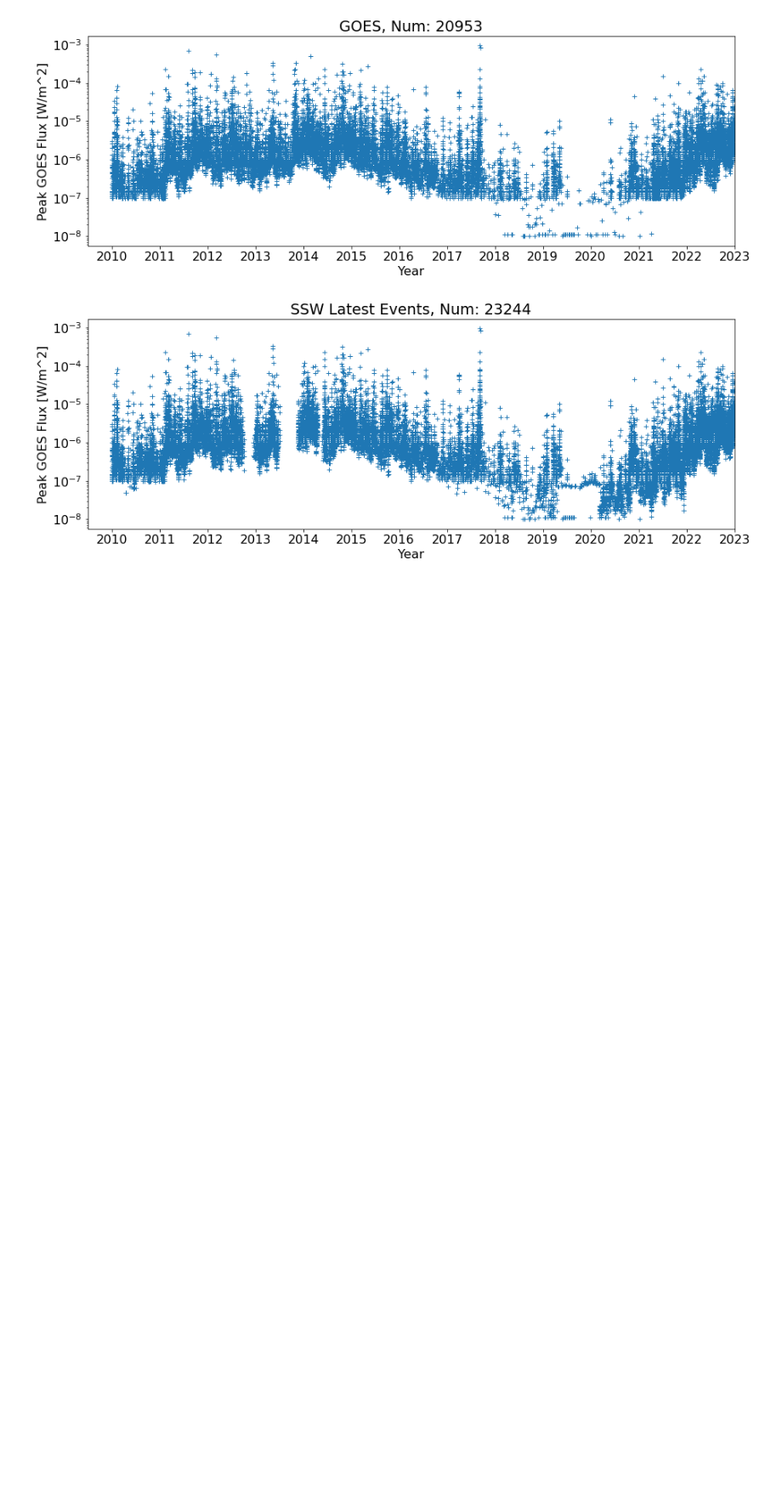
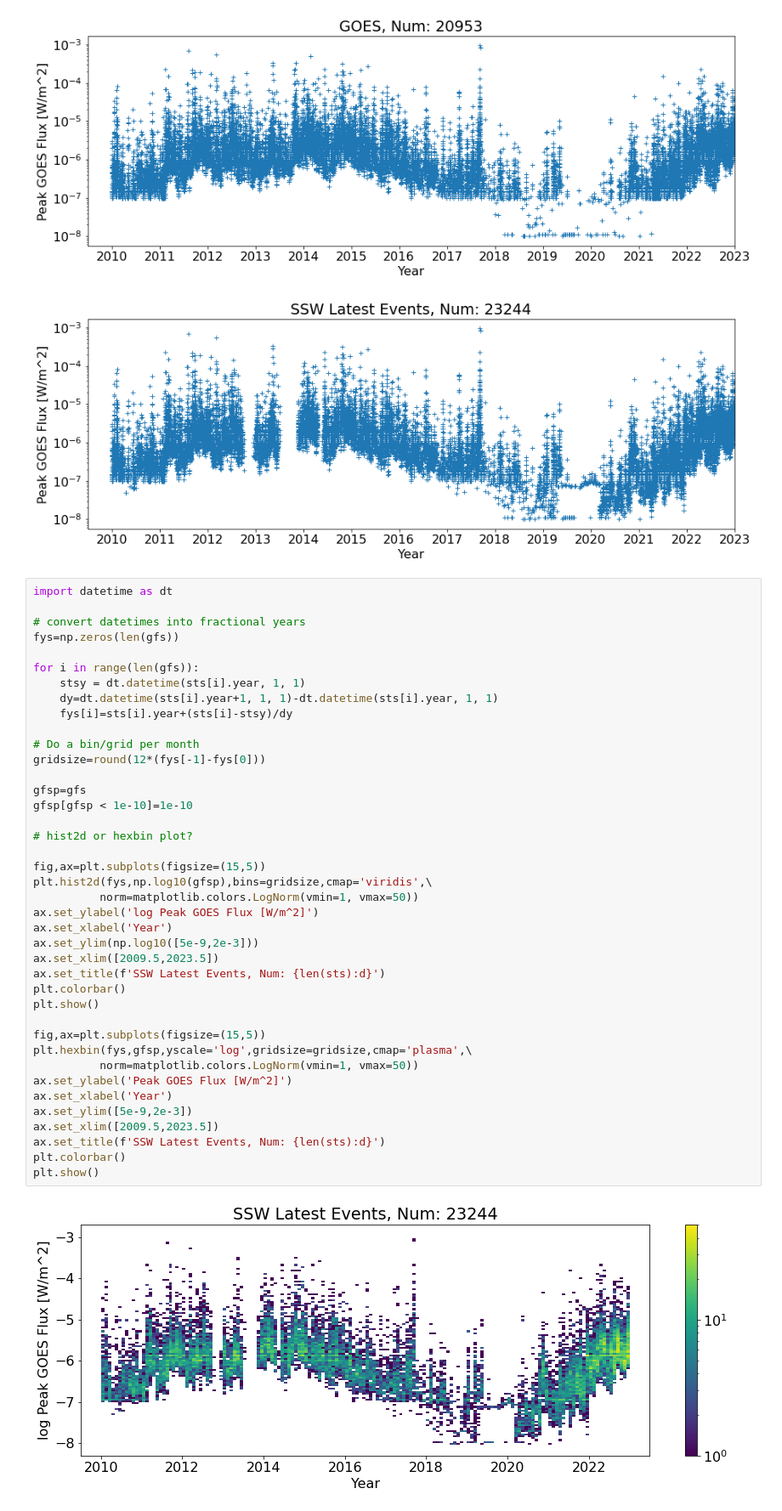
Before and after one commit to ianan/xrs_example, a Jupyter notebook: hek_fl_test.ipynb, the cells around one changed output. Shown at 85% size. Drawn from its saved outputs; the diff is of its cells as text; blank space fills up the shorter version.

```diff
--- a/hek_fl_test.ipynb
+++ b/hek_fl_test.ipynb
@@ -180,3 +182,45 @@ plt.show()
 # %% [output]
 [figure]
 [figure]
+# %%
+import datetime as dt
+
+# convert datetimes into fractional years
+fys=np.zeros(len(gfs))
+
+for i in range(len(gfs)):
+    stsy = dt.datetime(sts[i].year, 1, 1)
+    dy=dt.datetime(sts[i].year+1, 1, 1)-dt.datetime(sts[i].year, 1, 1)
+    fys[i]=sts[i].year+(sts[i]-stsy)/dy
+
+# Do a bin/grid per month
+gridsize=round(12*(fys[-1]-fys[0]))
+
+gfsp=gfs
+gfsp[gfsp < 1e-10]=1e-10
+
+# hist2d or hexbin plot?
+
+fig,ax=plt.subplots(figsize=(15,5))
+plt.hist2d(fys,np.log10(gfsp),bins=gridsize,cmap='viridis',\
+          norm=matplotlib.colors.LogNorm(vmin=1, vmax=50))
+ax.set_ylabel('log Peak GOES Flux [W/m^2]')
+ax.set_xlabel('Year')
+ax.set_ylim(np.log10([5e-9,2e-3]))
+ax.set_xlim([2009.5,2023.5])
+ax.set_title(f'SSW Latest Events, Num: {len(sts):d}')
+plt.colorbar()
+plt.show()
+
+fig,ax=plt.subplots(figsize=(15,5))
+plt.hexbin(fys,gfsp,yscale='log',gridsize=gridsize,cmap='plasma',\
+          norm=matplotlib.colors.LogNorm(vmin=1, vmax=50))
+ax.set_ylabel('Peak GOES Flux [W/m^2]')
+ax.set_xlabel('Year')
+ax.set_ylim([5e-9,2e-3])
+ax.set_xlim([2009.5,2023.5])
+ax.set_title(f'SSW Latest Events, Num: {len(sts):d}')
+plt.colorbar()
+plt.show()
+# %% [output]
+[figure, added]
```
Also changed, not shown: parts of 3 cells of this notebook.
